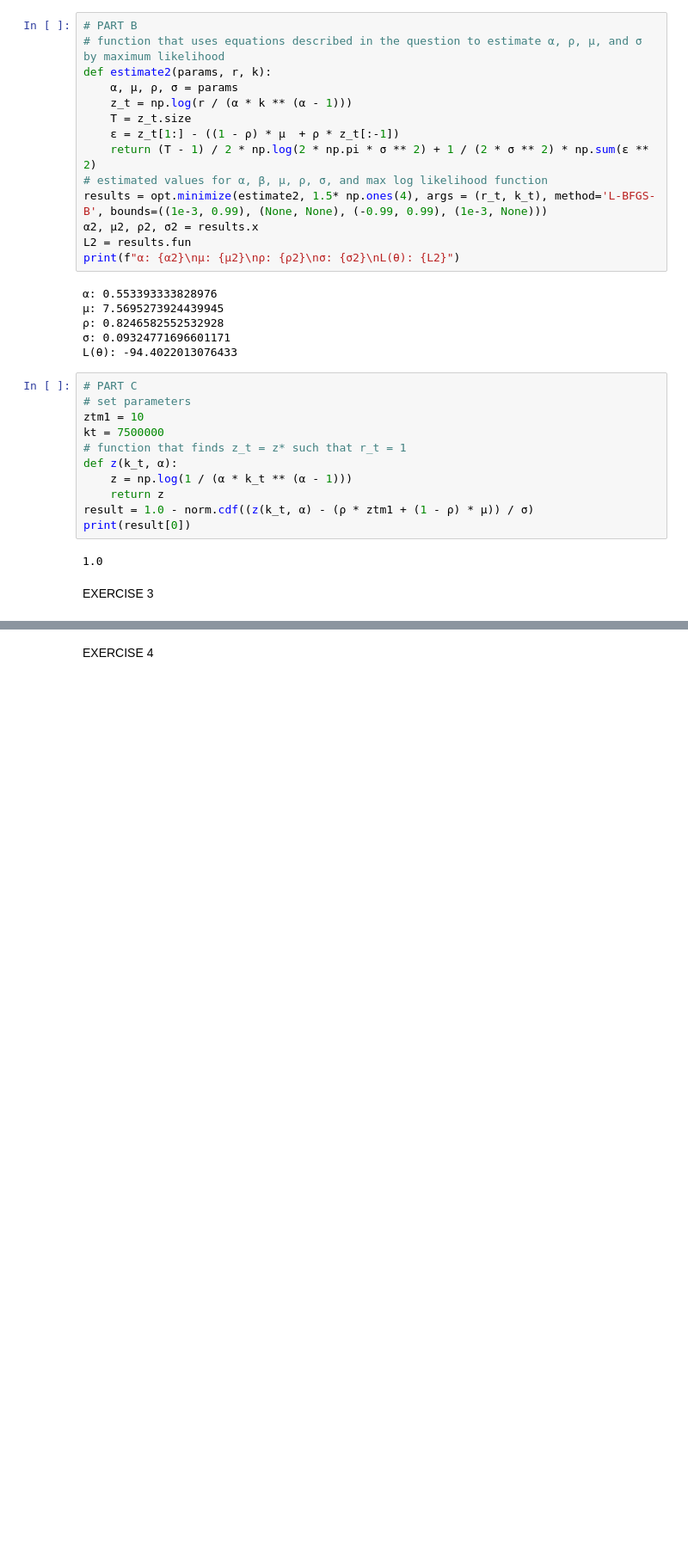
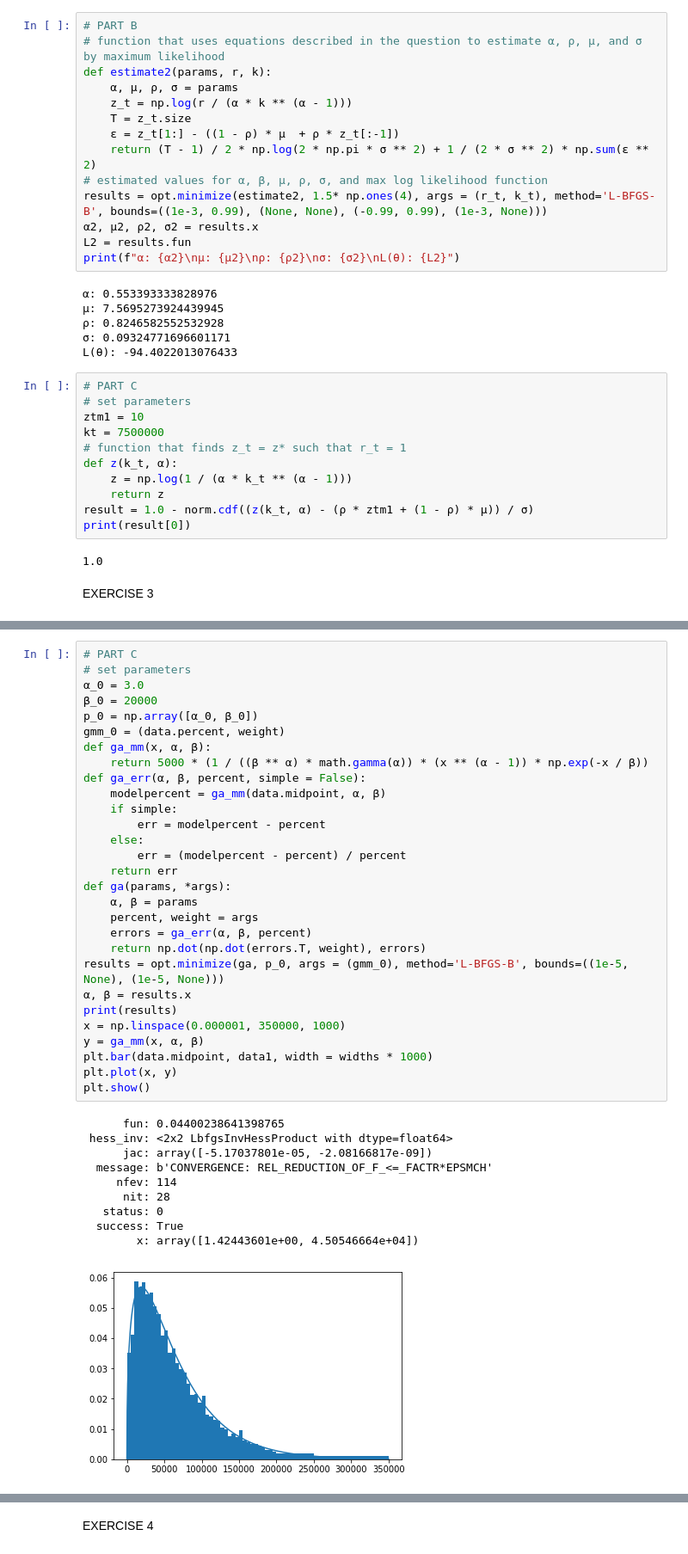
Before and after one commit to sophiesun123/BootCamp2018, a Jupyter notebook: ProbSets/Econ/ProbSet5/ProbSet5.ipynb, the cells around one changed output, grey strips where cells are left out. Shown at 86% size. Cells and saved outputs as stored; diff of their text form; blank space fills up the shorter version.

```diff
--- a/ProbSets/Econ/ProbSet5/ProbSet5.ipynb
+++ b/ProbSets/Econ/ProbSet5/ProbSet5.ipynb
@@ -255,0 +314,40 @@ EXERCISE 3
+# %%
+# PART C
+# set parameters
+α_0 = 3.0
+β_0 = 20000
+p_0 = np.array([α_0, β_0])
+gmm_0 = (data.percent, weight)
+def ga_mm(x, α, β):
+    return 5000 * (1 / ((β ** α) * math.gamma(α)) * (x ** (α - 1)) * np.exp(-x / β))
+def ga_err(α, β, percent, simple = False):
+    modelpercent = ga_mm(data.midpoint, α, β)
+    if simple:
+        err = modelpercent - percent
+    else:
+        err = (modelpercent - percent) / percent
+    return err
+def ga(params, *args):
+    α, β = params
+    percent, weight = args
+    errors = ga_err(α, β, percent)
+    return np.dot(np.dot(errors.T, weight), errors)
+results = opt.minimize(ga, p_0, args = (gmm_0), method='L-BFGS-B', bounds=((1e-5, None), (1e-5, None)))
+α, β = results.x
+print(results)
+x = np.linspace(0.000001, 350000, 1000)
+y = ga_mm(x, α, β)
+plt.bar(data.midpoint, data1, width = widths * 1000)
+plt.plot(x, y)
+plt.show()
+# %% [output]
+      fun: 0.04400238641398765
+ hess_inv: <2x2 LbfgsInvHessProduct with dtype=float64>
+      jac: array([-5.17037801e-05, -2.08166817e-09])
+  message: b'CONVERGENCE: REL_REDUCTION_OF_F_<=_FACTR*EPSMCH'
+     nfev: 114
+      nit: 28
+   status: 0
+  success: True
+        x: array([1.42443601e+00, 4.50546664e+04])
+[figure, added]
```
Also changed, not shown: parts of 14 cells of this notebook.
